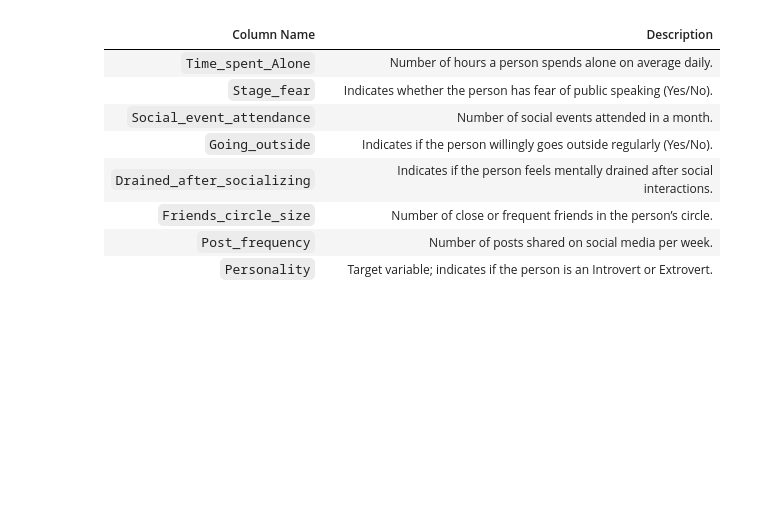
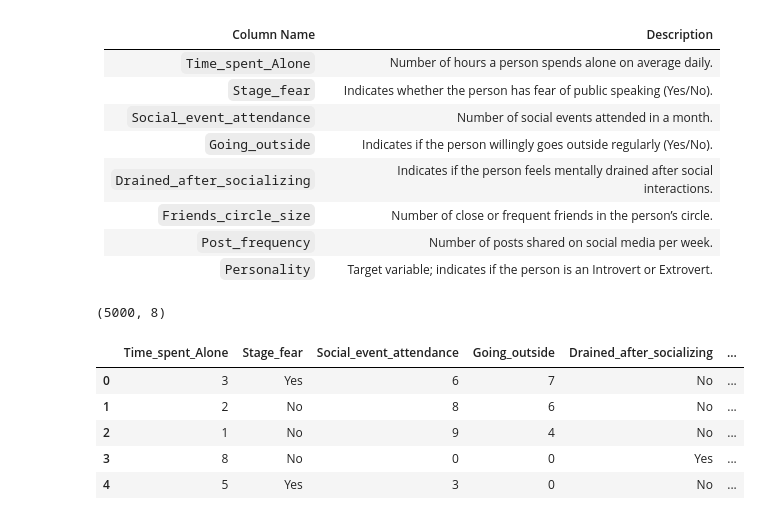
Before and after one commit to rizz045/Predicting-Personality-Traits-Using-Social-Behavior-Patterns, a Jupyter notebook: Personality_Prediction_Using_ML.ipynb, the cells around one changed output. Saved outputs shown, nothing was run; the diff lists cells and outputs as text; code cells hidden in the pictures; blank space fills up the shorter version.

```diff
--- a/Personality_Prediction_Using_ML.ipynb
+++ b/Personality_Prediction_Using_ML.ipynb
@@ -22,3 +22,17 @@ import matplotlib.pyplot as plt
 
 import warnings
 warnings.filterwarnings('ignore')
+# %%
+df = pd.read_csv("/content/personality_dataset.csv")
+df.shape
+# %% [output]
+(5000, 8)
+# %%
+df.head()
+# %% [output]
+|  | Time_spent_Alone | Stage_fear | Social_event_attendance | Going_outside | Drained_after_socializing | ... |
+| 0 | 3 | Yes | 6 | 7 | No | ... |
+| 1 | 2 | No | 8 | 6 | No | ... |
+| 2 | 1 | No | 9 | 4 | No | ... |
+| 3 | 8 | No | 0 | 0 | Yes | ... |
+| 4 | 5 | Yes | 3 | 0 | No | ... |
```
Also changed, not shown: parts of 1 cell of this notebook.
